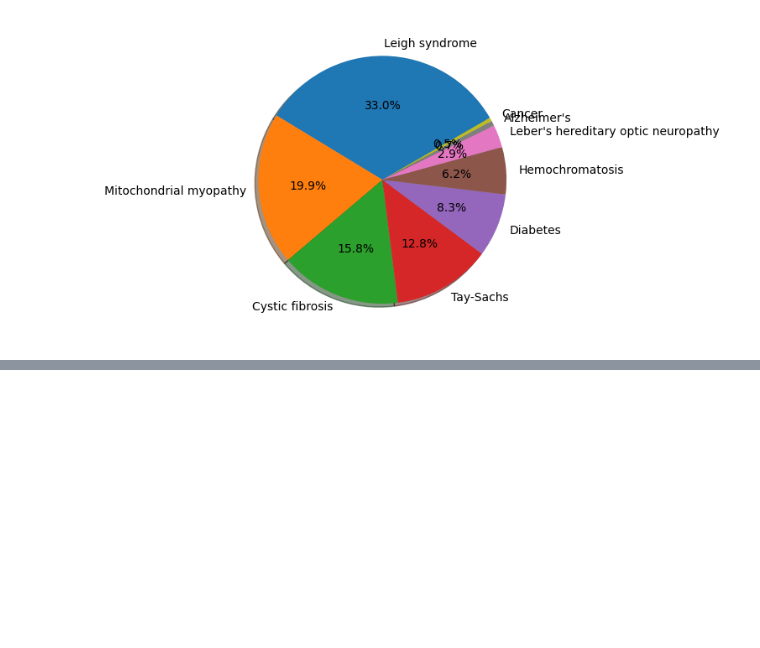
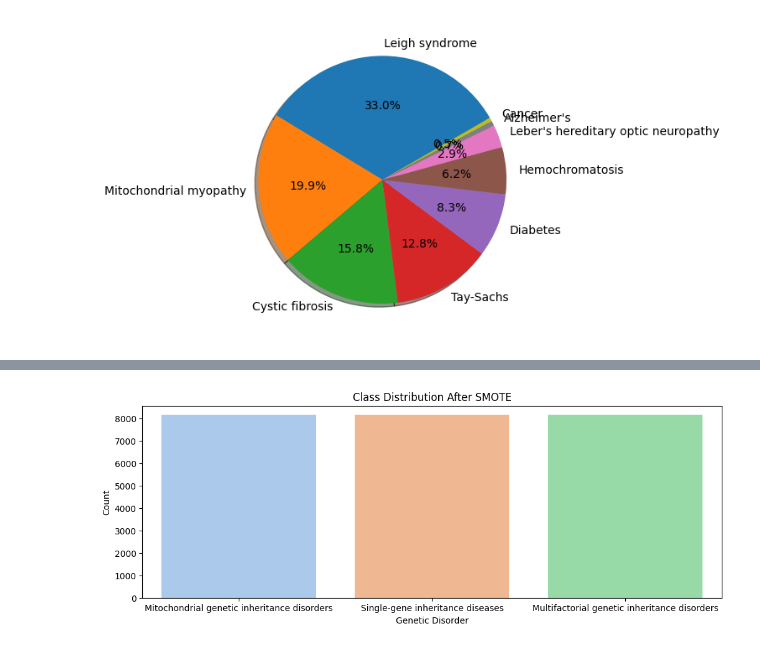
Before and after one commit to amritaajaysagar/genomic-data-analysis, a Jupyter notebook: Project_EDA.ipynb, the cells around one changed output, grey strips where cells are left out. Drawn from its saved outputs; the diff is of its cells as text; code cells hidden in the pictures; blank space fills up the shorter version.

```diff
--- a/Project_EDA.ipynb
+++ b/Project_EDA.ipynb
@@ -397,0 +561,15 @@ Unique values in 'Genetic_Disorder' after encoding: [0 1 2]
+# %%
+# Assuming 'Genetic Disorder' is the target column with the specified classes
+X = encode_train_data.drop(['Genetic_Disorder'], axis=1)  # Drop the target column from features
+y = encode_train_data['Genetic_Disorder']  # Set target variable
+
+# Split the data into training and test sets
+X_train, X_test, y_train, y_test = train_test_split(X, y, test_size=0.2, random_state=42)
+
+# Apply SMOTE for multiclass targets
+smote = SMOTE(random_state=42)
+X_train_res, y_train_res = smote.fit_resample(X_train, y_train)
+
+# Display the class distribution after applying SMOTE
+print("Class distribution before SMOTE:\n", y_train.value_counts())
+print("Class distribution after SMOTE:\n", y_train_res.value_counts())
@@ -397,0 +608,14 @@ Unique values in 'Genetic_Disorder' after encoding: [0 1 2]
+# %%
+
+# Convert the SMOTE-resampled target data back into a DataFrame for plotting
+y_train_res_df = pd.DataFrame(y_train_res, columns=['Genetic_Disorder'])
+# %%
+# Define a mapping dictionary
+disorder_mapping = {
+    0: 'Mitochondrial genetic inheritance disorders',
+    1: 'Multifactorial genetic inheritance disorders',
+    2: 'Single-gene inheritance diseases'
+}
+
+# Map the numeric values to disorder names
+y_train_res_df['Genetic_Disorder'] = y_train_res_df['Genetic_Disorder'].replace(disorder_mapping)
@@ -397,0 +638,10 @@ Unique values in 'Genetic_Disorder' after encoding: [0 1 2]
+# %%
+# Plot the balanced class distribution
+plt.figure(figsize=(12, 4))
+sns.countplot(x='Genetic_Disorder', data=y_train_res_df, palette='pastel')
+plt.title('Class Distribution After SMOTE')
+plt.xlabel('Genetic Disorder')
+plt.ylabel('Count')
+plt.show()
+# %% [output]
+[figure, added]
```
Also changed, not shown: parts of 38 cells of this notebook.
